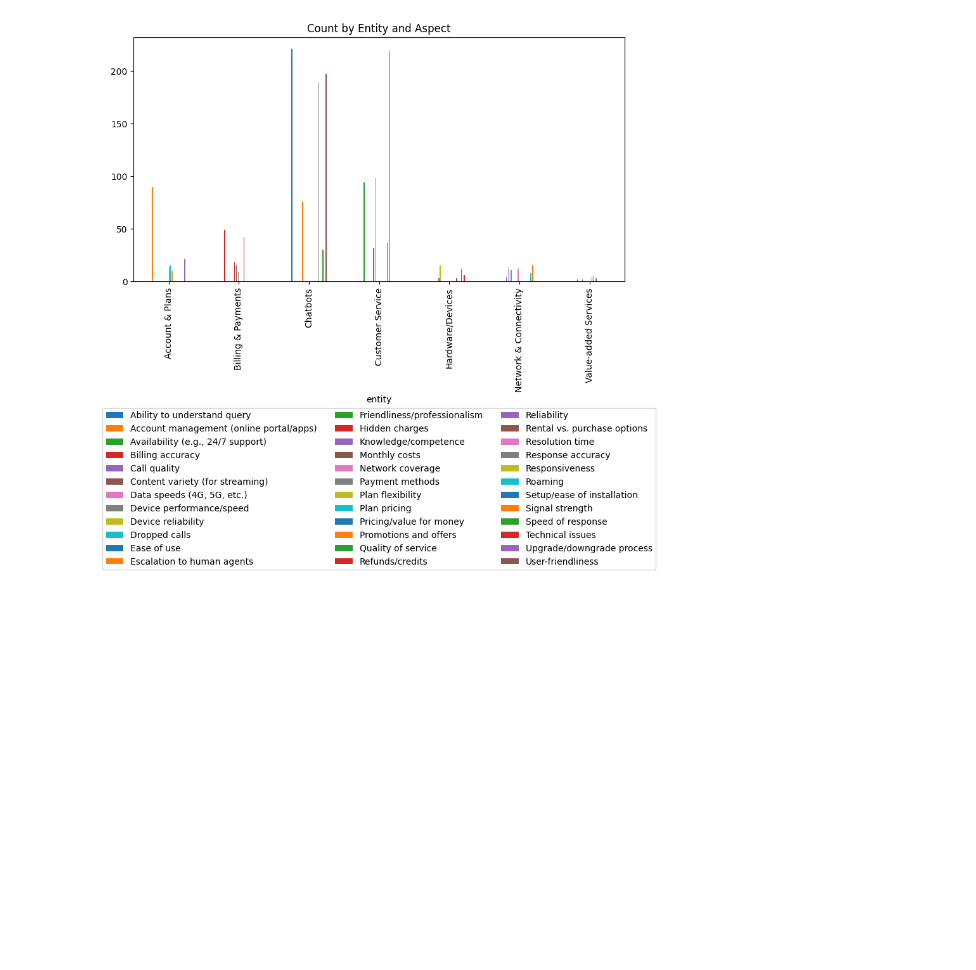
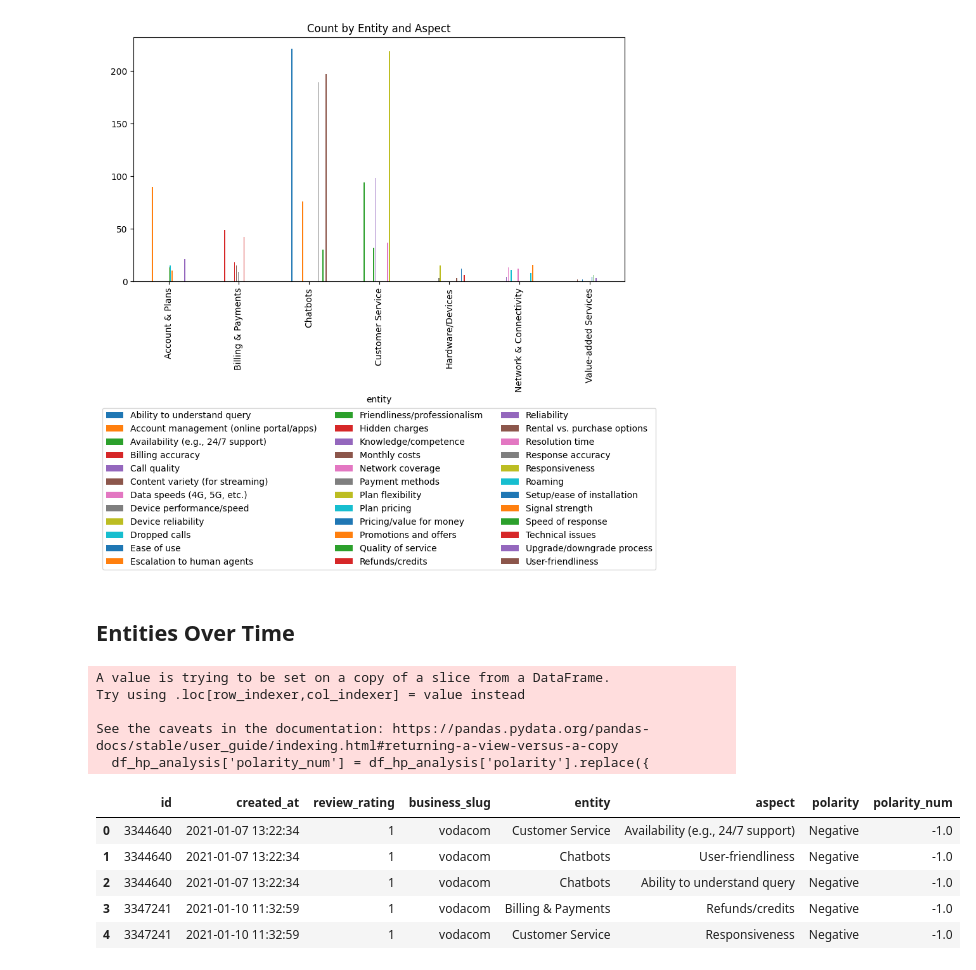
Before and after one commit to JohnnyFoulds/dsm050-2023-apr, a Jupyter notebook: notebooks/03_coursework/03-04_time_series.ipynb, the cells around one changed output. Saved outputs shown, nothing was run; the diff lists cells and outputs as text; code cells hidden in the pictures; blank space fills up the shorter version.

```diff
--- a/notebooks/03_coursework/03-04_time_series.ipynb
+++ b/notebooks/03_coursework/03-04_time_series.ipynb
@@ -364,3 +364,39 @@ plt.legend(loc='upper center', bbox_to_anchor=(0.5, -0.5), ncol=3)
 plt.show()
 # %% [output]
 [figure]
+# %% [markdown]
+## Entities Over Time
+# %%
+# select only the relevant columns for the analysis
+df_hp_analysis = df_hellopeter_merged[[
+    'id',
+    'created_at',
+    'review_rating',
+    'business_slug',
+    'entity',
+    'aspect',
+    'polarity'
+]]
+
+# convert polarity to numbers
+df_hp_analysis['polarity_num'] = df_hp_analysis['polarity'].replace({
+    'Positive': 1,
+    'Mixed': 0.5,
+    'Neutral': 0,
+    'Negative': -1
+}).astype('float')
+
+# show the table
+df_hp_analysis.head()
+# %% [output]
+A value is trying to be set on a copy of a slice from a DataFrame.
+Try using .loc[row_indexer,col_indexer] = value instead
+
+See the caveats in the documentation: https://pandas.pydata.org/pandas-docs/stable/user_guide/indexing.html#returning-a-view-versus-a-copy
+  df_hp_analysis['polarity_num'] = df_hp_analysis['polarity'].replace({
+|  | id | created_at | review_rating | business_slug | entity | aspect | polarity | polarity_num |
+| 0 | 3344640 | 2021-01-07 13:22:34 | 1 | vodacom | Customer Service | Availability (e.g., 24/7 support) | Negative | -1.0 |
+| 1 | 3344640 | 2021-01-07 13:22:34 | 1 | vodacom | Chatbots | User-friendliness | Negative | -1.0 |
+| 2 | 3344640 | 2021-01-07 13:22:34 | 1 | vodacom | Chatbots | Ability to understand query | Negative | -1.0 |
+| 3 | 3347241 | 2021-01-10 11:32:59 | 1 | vodacom | Billing & Payments | Refunds/credits | Negative | -1.0 |
+| 4 | 3347241 | 2021-01-10 11:32:59 | 1 | vodacom | Customer Service | Responsiveness | Negative | -1.0 |
```
Also changed, not shown: parts of 6 cells of this notebook.
